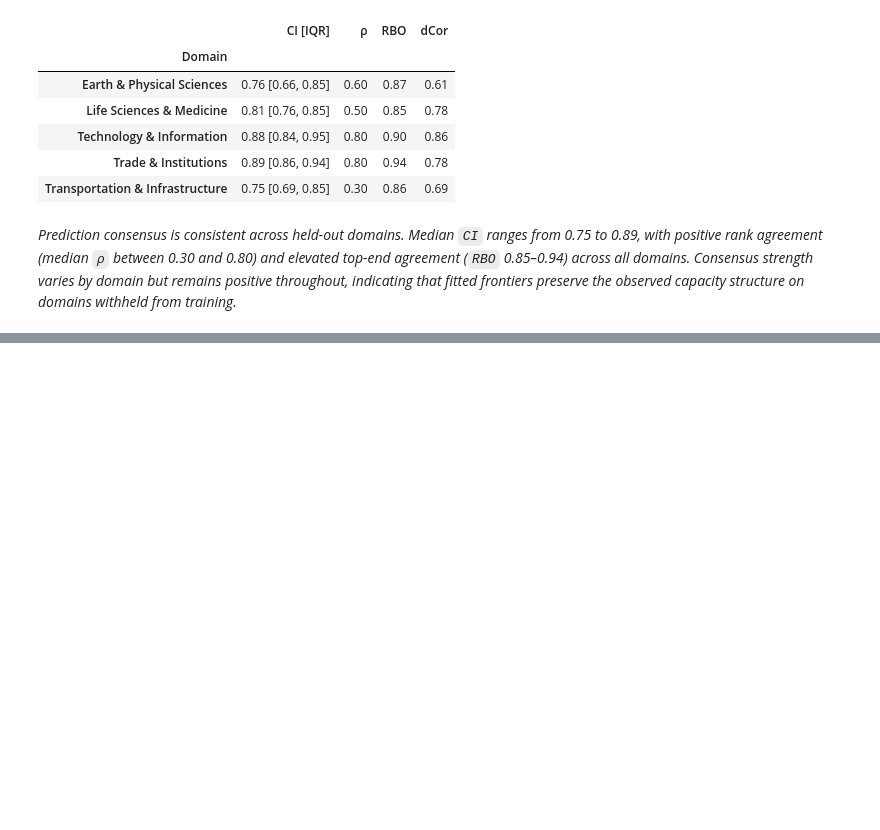
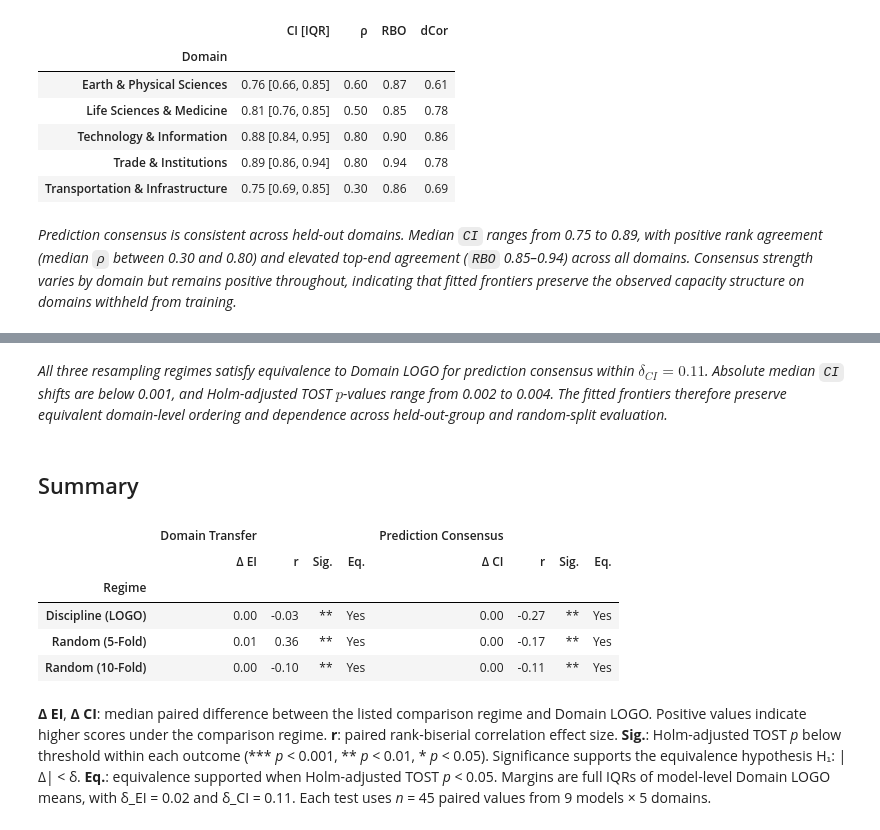
Before and after one commit to nickkunz/network-capacity, a Jupyter notebook: notebooks/transfer.ipynb, the cells around one changed output, grey strips where cells are left out. Saved outputs shown, nothing was run; the diff lists cells and outputs as text; code cells hidden in the pictures; blank space fills up the shorter version.

```diff
--- a/notebooks/transfer.ipynb
+++ b/notebooks/transfer.ipynb
@@ -216,6 +221,19 @@ if cache_payload is None:
     }
     cache_path.write_bytes(pickle.dumps(cache_payload))
     print(f"Cached transfer results -> {cache_path}")
+
+## compile common domain-scored resampling surface
+results_data_resampling = compile_transfer_resampling(
+    predictions = {
+        "Domain (LOGO)": predicts_dict_domain,
+        "Discipline (LOGO)": predicts_dict_disc,
+        "Random (5-Fold)": predicts_dict_5fold,
+        "Random (10-Fold)": predicts_dict_10fold,
+    },
+    data = data,
+    target = TARGET,
+    group = "domain"
+)
 # %% [markdown]
 ## Domain Transfer Test
 Four resampling regimes evaluate held-out-group transferability against random-split baselines. Leave-one-group-out (LOGO) cross-validation by domain and discipline assesses generalization to unseen groups; random 5-fold and 10-fold cross-validation establish reference baselines.
@@ -293,0 +431,45 @@ _Prediction consensus is consistent across held-out domains. Median `CI` ranges
+# %% [markdown]
+_All three resampling regimes satisfy equivalence to Domain LOGO for prediction consensus within $\delta_{CI} = 0.11$. Absolute median `CI` shifts are below 0.001, and Holm-adjusted TOST $p$-values range from 0.002 to 0.004. The fitted frontiers therefore preserve equivalent domain-level ordering and dependence across held-out-group and random-split evaluation._
+# %% [markdown]
+## Summary
+# %%
+## manuscript summary table for resampling equivalence
+display_table = main_table(
+    results_left = results_transfer_ei.reset_index(),
+    results_right = results_transfer_ci.reset_index(),
+    index_feat = ["Regime"],
+    value_feat_left = ["Median Δ EI", "Rank-biserial r", "Sig.", "Eq."],
+    value_feat_right = ["Median Δ CI", "Rank-biserial r", "Sig.", "Eq."],
+    header_left = "Domain Transfer",
+    header_right = "Prediction Consensus",
+    short_feat_left = ["Δ EI", "r", "Sig.", "Eq."],
+    short_feat_right = ["Δ CI", "r", "Sig.", "Eq."],
+    row_order = [
+        ("Discipline (LOGO)",),
+        ("Random (5-Fold)",),
+        ("Random (10-Fold)",),
+    ],
+)
+
+display(display_table)
+display(
+    Markdown(
+        "**Δ EI**, **Δ CI**: median paired difference between the listed comparison regime and Domain LOGO. "
+        "Positive values indicate higher scores under the comparison regime. "
+        "**r**: paired rank-biserial correlation effect size. "
+        "**Sig.**: Holm-adjusted TOST *p* below threshold within each outcome "
+        "(\*\*\* *p* < 0.001, \*\* *p* < 0.01, \* *p* < 0.05). "
+        "Significance supports the equivalence hypothesis H₁: |Δ| < δ. "
+        "**Eq.**: equivalence supported when Holm-adjusted TOST *p* < 0.05. "
+        "Margins are full IQRs of model-level Domain LOGO means, with δ_EI = 0.02 and δ_CI = 0.11. "
+        "Each test uses *n* = 45 paired values from 9 models × 5 domains."
+    )
+)
+# %% [output]
+|  | Domain Transfer |  |  |  | Prediction Consensus |  |  |  |
+|  | Δ EI | r | Sig. | Eq. | Δ CI | r | Sig. | Eq. |
+| Regime |  |  |  |  |  |  |  |  |
+| Discipline (LOGO) | 0.00 | -0.03 | ** | Yes | 0.00 | -0.27 | ** | Yes |
+| Random (5-Fold) | 0.01 | 0.36 | ** | Yes | 0.00 | -0.17 | ** | Yes |
+| Random (10-Fold) | 0.00 | -0.10 | ** | Yes | 0.00 | -0.11 | ** | Yes |
+**Δ EI**, **Δ CI**: median paired difference between the listed comparison regime and Domain LOGO. Positive values indicate higher scores under the comparison regime. **r**: paired rank-biserial correlation effect size. **Sig.**: Holm-adjusted TOST *p* below threshold within each outcome (\*\*\* *p* < 0.001, \*\* *p* < 0.01, \* *p* < 0.05). Significance supports the equivalence hypothesis H₁: |Δ| < δ. **Eq.**: equivalence supported when Holm-adjusted TOST *p* < 0.05. Margins are full IQRs of model-level Domain LOGO means, with δ_EI = 0.02 and δ_CI = 0.11. Each test uses *n* = 45 paired values from 9 models × 5 domains.
```
Also changed, not shown: parts of 7 cells of this notebook, 1 other file.
